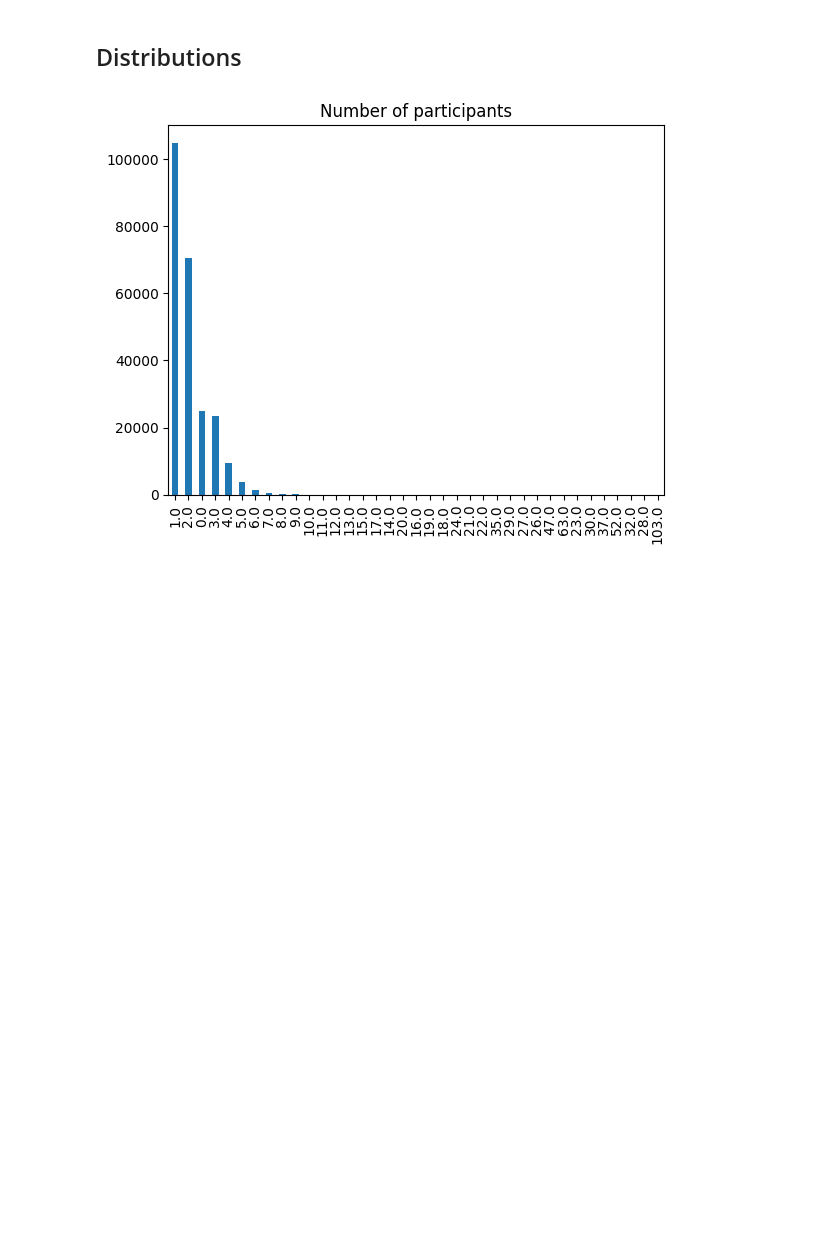
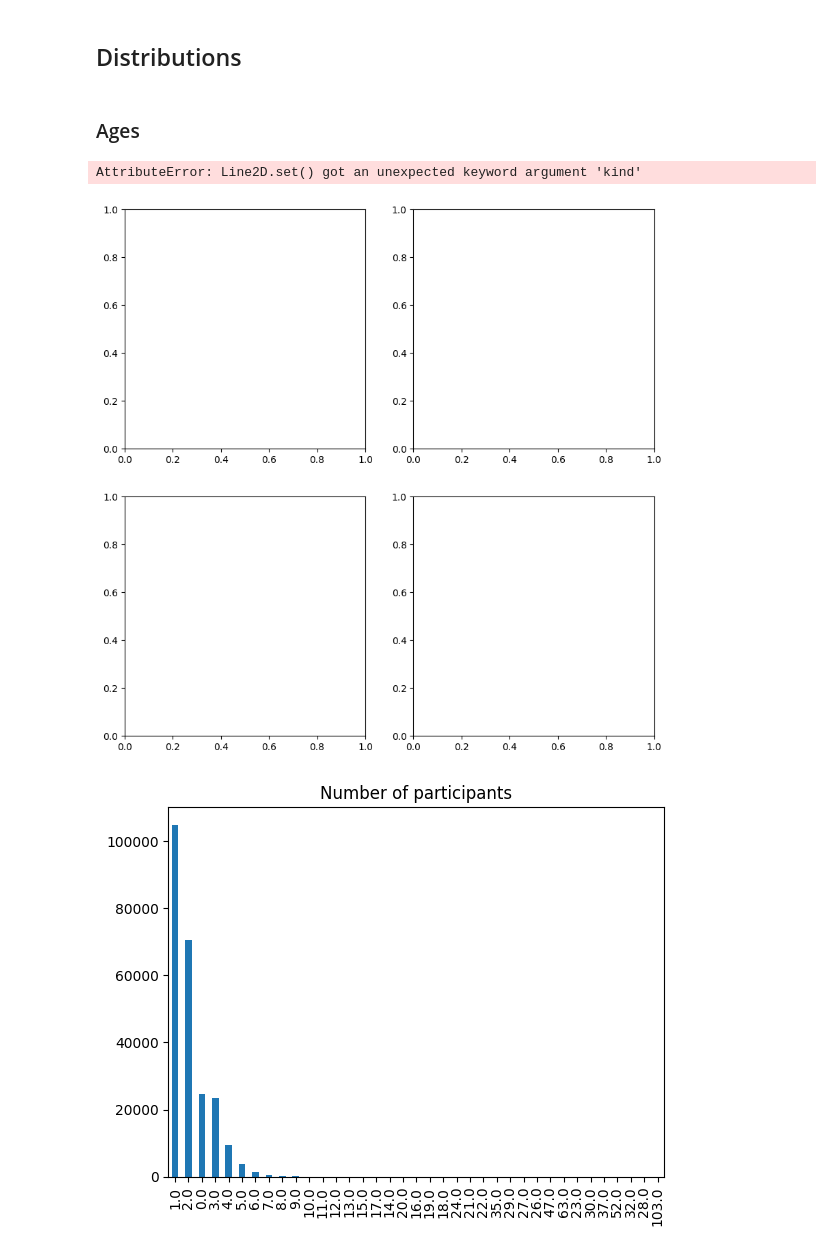
Before and after one commit to irenedovichi/DM-project, a Jupyter notebook: DataUnderstanding.ipynb, the cells around one changed output. Saved outputs shown, nothing was run; the diff lists cells and outputs as text; code cells hidden in the pictures; blank space fills up the shorter version.

```diff
--- a/DataUnderstanding.ipynb
+++ b/DataUnderstanding.ipynb
@@ -311,6 +492,16 @@ print("Distinct Values in state: \t", df_elections.state.nunique())
 Distinct Values in state:        51
 # %% [markdown]
 ## Distributions
+# %% [markdown]
+### Ages
+# %%
+fig, axes = plt.subplots(2,2, figsize=(10,10))
+axes[0,0].plot(df_incidents.min_age_participants.value_counts(), kind='bar')
+axes[1,0].plot(df_incidents.max_age_participants.value_counts(), kind='bar')
+axes[0,1].plot(df_incidents.avg_age_participants.value_counts(), kind='bar')
+# %% [output]
+AttributeError: Line2D.set() got an unexpected keyword argument 'kind'
+[figure, added]
 # %%
 df_incidents['n_participants'].value_counts().plot(kind='bar', title='Number of participants')
 plt.show()
```
Also changed, not shown: parts of 32 cells of this notebook, 3 other files.
